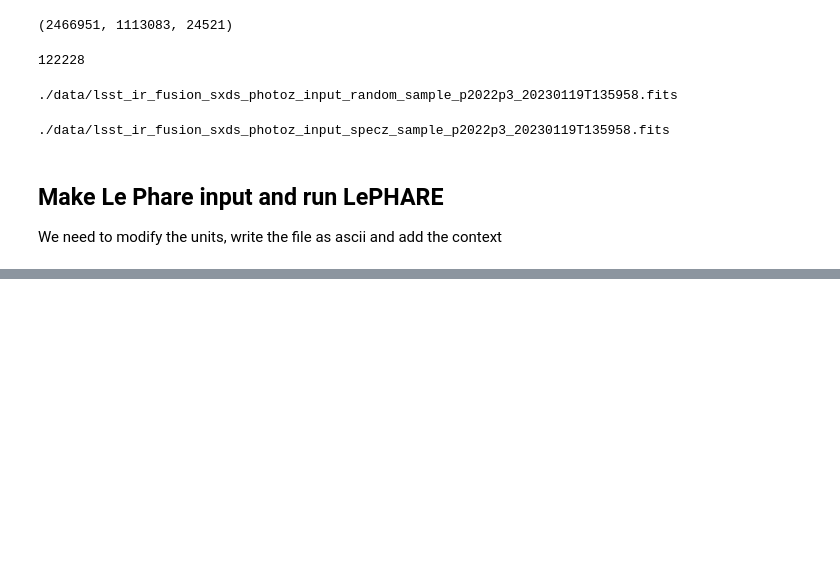
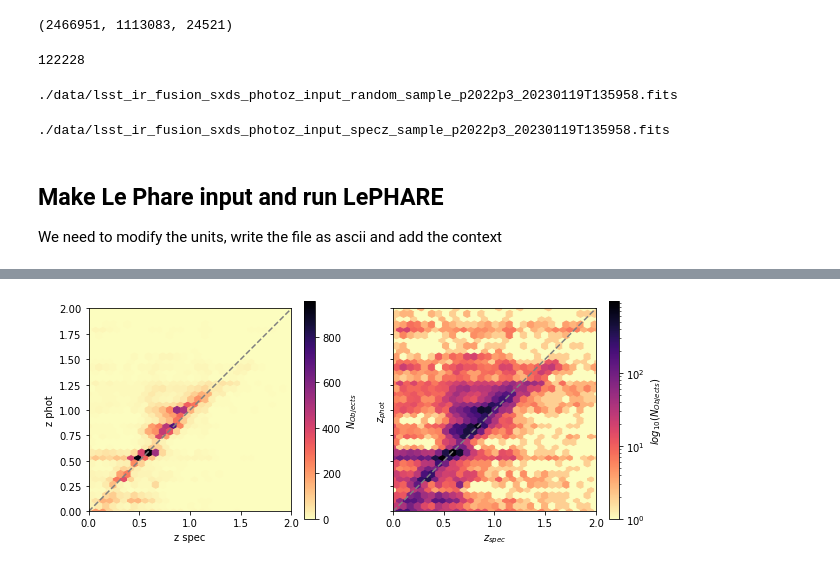
Before and after one commit to lsst-uk/lsst-ir-fusion, a Jupyter notebook: dmu6/dmu6_VIDEO/1_Make_sxds_photoz_input.ipynb, the cells around one changed output, grey strips where cells are left out. Cells and saved outputs as stored; diff of their text form; code cells hidden in the pictures; blank space fills up the shorter version.

```diff
--- a/dmu6/dmu6_VIDEO/1_Make_sxds_photoz_input.ipynb
+++ b/dmu6/dmu6_VIDEO/1_Make_sxds_photoz_input.ipynb
@@ -747,0 +746,32 @@ plt.hist(out['Z_BEST'],bins=50)
+# %%
+orig_map=plt.cm.get_cmap('magma')
+reversed_map=orig_map.reversed()
+
+xlim=0,2
+ylim=0,2
+
+fig,(ax0,ax1)=plt.subplots(ncols=2,sharey=True,figsize=(10,4))
+ax0.set_aspect('equal')
+ax1.set_aspect('equal')
+
+hb=ax0.hexbin(out['ZSPEC'],out['Z_BEST'],cmap=reversed_map)
+ax0.set(xlim=xlim,ylim=ylim)
+ax0.set_xlabel("z spec")
+ax0.set_ylabel("z phot")
+#ax0.set_title("z phot vs z spec")
+ax0.plot([0,6],[0,6],linestyle='dashed',color='grey')
+cb=fig.colorbar(hb,ax=ax0,label='$N_{Objects}$')
+
+
+hb=ax1.hexbin(out['ZSPEC'],out['Z_BEST'],bins='log',cmap=reversed_map)
+ax1.set(xlim=xlim,ylim=ylim)
+ax1.set_xlabel("$z_{spec}$")
+ax1.set_ylabel("$z_{phot}$")
+#ax1.set_title("z phot vs z spec with log colour scale")
+ax1.plot([0,6],[0,6],linestyle='dashed',color='grey')
+cb=fig.colorbar(hb,ax=ax1,label='$log_{10}(N_{Objects})$')
+
+
+plt.show()
+# %% [output]
+[figure, added]
```
Also changed, not shown: parts of 8 cells of this notebook.
